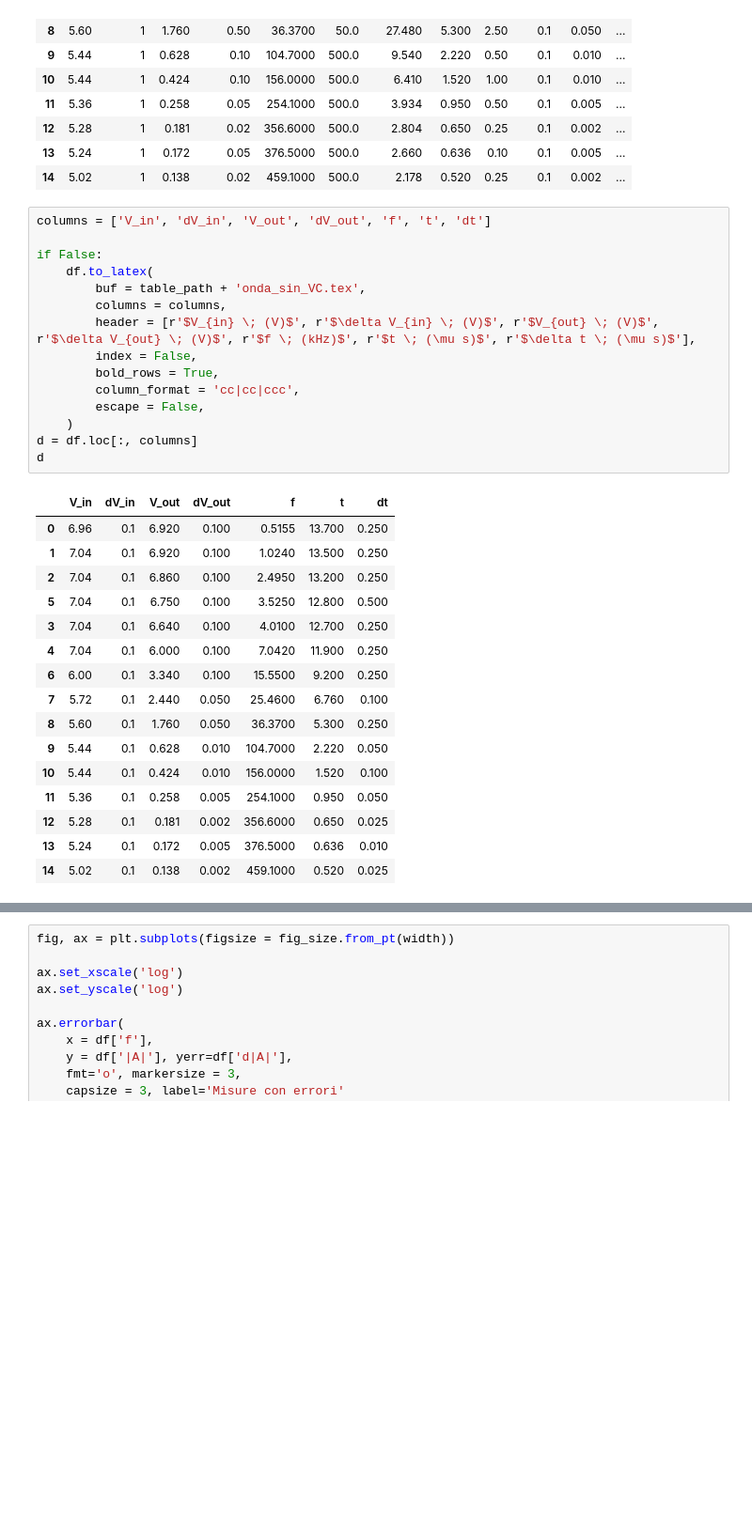
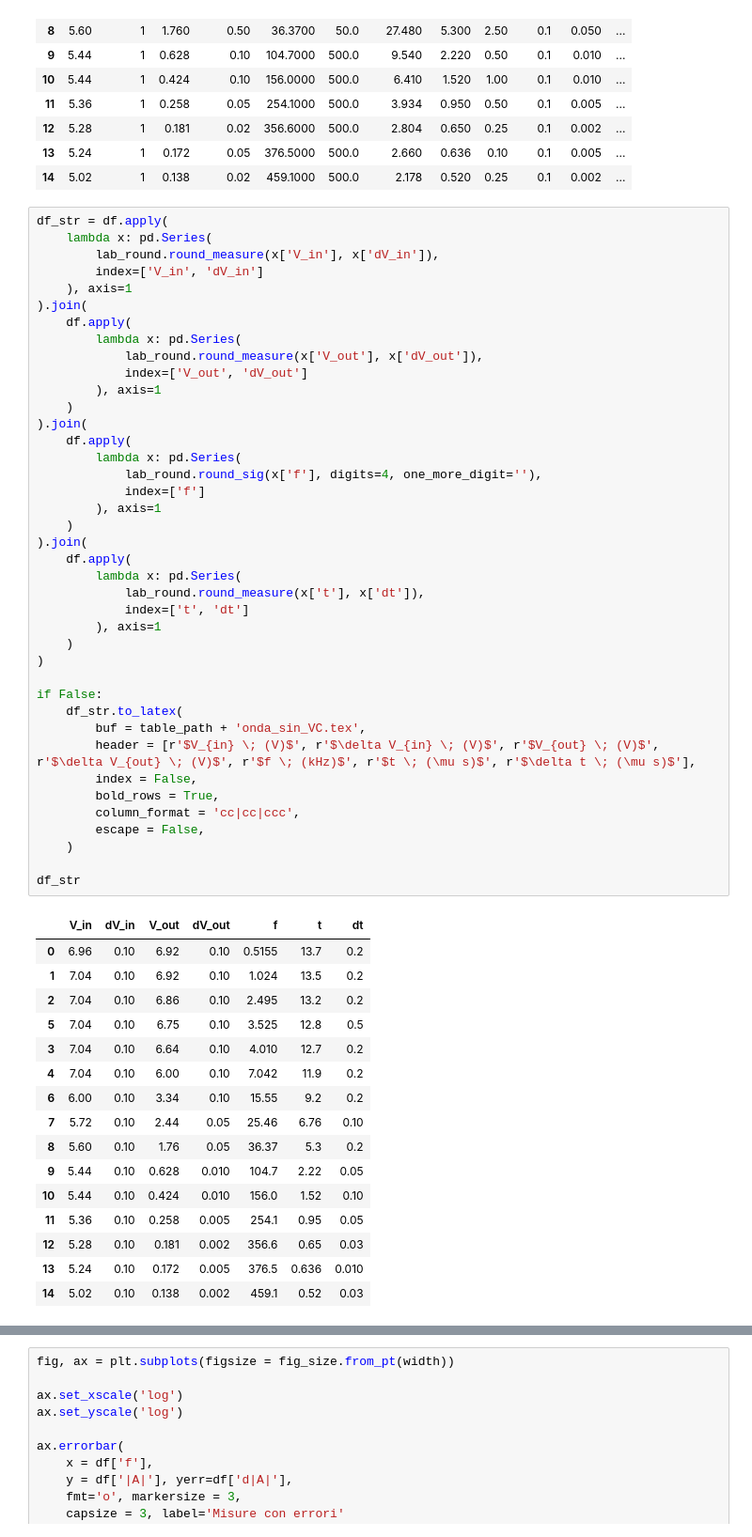
Before and after one commit to Nemoos-0/Lab2-E3, a Jupyter notebook: code/onda_sin_C.ipynb, the cells around one changed output, grey strips where cells are left out. Shown: that part at 94% size. Cells and saved outputs as stored; diff of their text form; blank space fills up the shorter version.

```diff
--- a/code/onda_sin_C.ipynb
+++ b/code/onda_sin_C.ipynb
@@ -116,35 +117,60 @@ df
 | 13 | 5.24 | 1 | 0.172 | 0.05 | 376.5000 | 500.0 | 2.660 | 0.636 | 0.10 | 0.1 | 0.005 | ... |
 | 14 | 5.02 | 1 | 0.138 | 0.02 | 459.1000 | 500.0 | 2.178 | 0.520 | 0.25 | 0.1 | 0.002 | ... |
 # %%
-columns = ['V_in', 'dV_in', 'V_out', 'dV_out', 'f', 't', 'dt']
+df_str = df.apply(
+    lambda x: pd.Series(
+        lab_round.round_measure(x['V_in'], x['dV_in']),
+        index=['V_in', 'dV_in']
+    ), axis=1
+).join(
+    df.apply(
+        lambda x: pd.Series(
+            lab_round.round_measure(x['V_out'], x['dV_out']),
+            index=['V_out', 'dV_out']
+        ), axis=1
+    )
+).join(
+    df.apply(
+        lambda x: pd.Series(
+            lab_round.round_sig(x['f'], digits=4, one_more_digit=''),
+            index=['f']
+        ), axis=1
+    )
+).join(
+    df.apply(
+        lambda x: pd.Series(
+            lab_round.round_measure(x['t'], x['dt']),
+            index=['t', 'dt']
+        ), axis=1
+    )
+)
 
 if False:
-    df.to_latex(
+    df_str.to_latex(
         buf = table_path + 'onda_sin_VC.tex',
-        columns = columns,
         header = [r'$V_{in} \; (V)$', r'$\delta V_{in} \; (V)$', r'$V_{out} \; (V)$', r'$\delta V_{out} \; (V)$', r'$f \; (kHz)$', r'$t \; (\mu s)$', r'$\delta t \; (\mu s)$'],
         index = False,
         bold_rows = True,
         column_format = 'cc|cc|ccc',
         escape = False,
     )
-d = df.loc[:, columns]
-d
+
+df_str
 # %% [output]
 |  | V_in | dV_in | V_out | dV_out | f | t | dt |
-| 0 | 6.96 | 0.1 | 6.920 | 0.100 | 0.5155 | 13.700 | 0.250 |
-| 1 | 7.04 | 0.1 | 6.920 | 0.100 | 1.0240 | 13.500 | 0.250 |
-| 2 | 7.04 | 0.1 | 6.860 | 0.100 | 2.4950 | 13.200 | 0.250 |
-| 5 | 7.04 | 0.1 | 6.750 | 0.100 | 3.5250 | 12.800 | 0.500 |
-| 3 | 7.04 | 0.1 | 6.640 | 0.100 | 4.0100 | 12.700 | 0.250 |
-| 4 | 7.04 | 0.1 | 6.000 | 0.100 | 7.0420 | 11.900 | 0.250 |
-| 6 | 6.00 | 0.1 | 3.340 | 0.100 | 15.5500 | 9.200 | 0.250 |
-| 7 | 5.72 | 0.1 | 2.440 | 0.050 | 25.4600 | 6.760 | 0.100 |
-| 8 | 5.60 | 0.1 | 1.760 | 0.050 | 36.3700 | 5.300 | 0.250 |
-| 9 | 5.44 | 0.1 | 0.628 | 0.010 | 104.7000 | 2.220 | 0.050 |
-| 10 | 5.44 | 0.1 | 0.424 | 0.010 | 156.0000 | 1.520 | 0.100 |
-| 11 | 5.36 | 0.1 | 0.258 | 0.005 | 254.1000 | 0.950 | 0.050 |
-| 12 | 5.28 | 0.1 | 0.181 | 0.002 | 356.6000 | 0.650 | 0.025 |
-| 13 | 5.24 | 0.1 | 0.172 | 0.005 | 376.5000 | 0.636 | 0.010 |
-| 14 | 5.02 | 0.1 | 0.138 | 0.002 | 459.1000 | 0.520 | 0.025 |
+| 0 | 6.96 | 0.10 | 6.92 | 0.10 | 0.5155 | 13.7 | 0.2 |
+| 1 | 7.04 | 0.10 | 6.92 | 0.10 | 1.024 | 13.5 | 0.2 |
+| 2 | 7.04 | 0.10 | 6.86 | 0.10 | 2.495 | 13.2 | 0.2 |
+| 5 | 7.04 | 0.10 | 6.75 | 0.10 | 3.525 | 12.8 | 0.5 |
+| 3 | 7.04 | 0.10 | 6.64 | 0.10 | 4.010 | 12.7 | 0.2 |
+| 4 | 7.04 | 0.10 | 6.00 | 0.10 | 7.042 | 11.9 | 0.2 |
+| 6 | 6.00 | 0.10 | 3.34 | 0.10 | 15.55 | 9.2 | 0.2 |
+| 7 | 5.72 | 0.10 | 2.44 | 0.05 | 25.46 | 6.76 | 0.10 |
+| 8 | 5.60 | 0.10 | 1.76 | 0.05 | 36.37 | 5.3 | 0.2 |
+| 9 | 5.44 | 0.10 | 0.628 | 0.010 | 104.7 | 2.22 | 0.05 |
+| 10 | 5.44 | 0.10 | 0.424 | 0.010 | 156.0 | 1.52 | 0.10 |
+| 11 | 5.36 | 0.10 | 0.258 | 0.005 | 254.1 | 0.95 | 0.05 |
+| 12 | 5.28 | 0.10 | 0.181 | 0.002 | 356.6 | 0.65 | 0.03 |
+| 13 | 5.24 | 0.10 | 0.172 | 0.005 | 376.5 | 0.636 | 0.010 |
+| 14 | 5.02 | 0.10 | 0.138 | 0.002 | 459.1 | 0.52 | 0.03 |
 # %%
```
Also changed, not shown: parts of 3 cells of this notebook, 23 other files.
